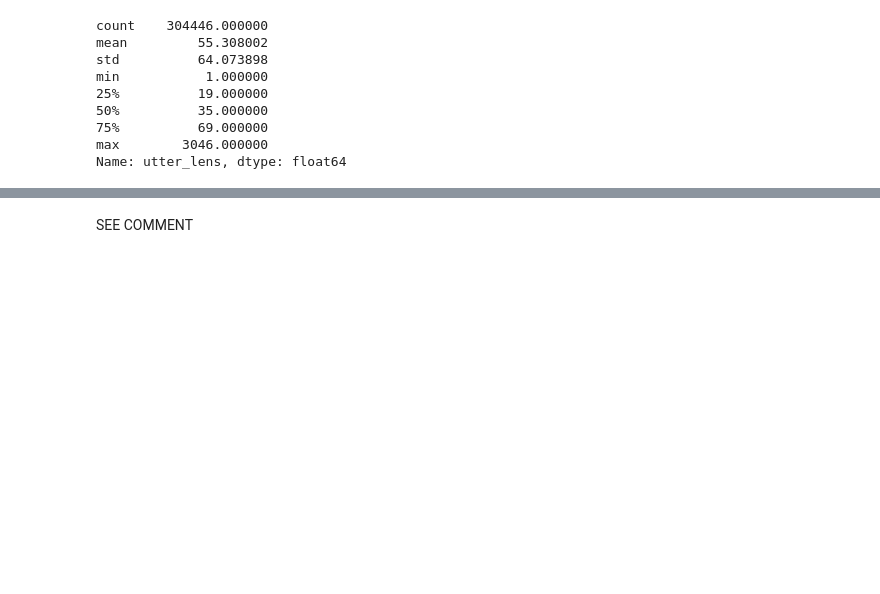
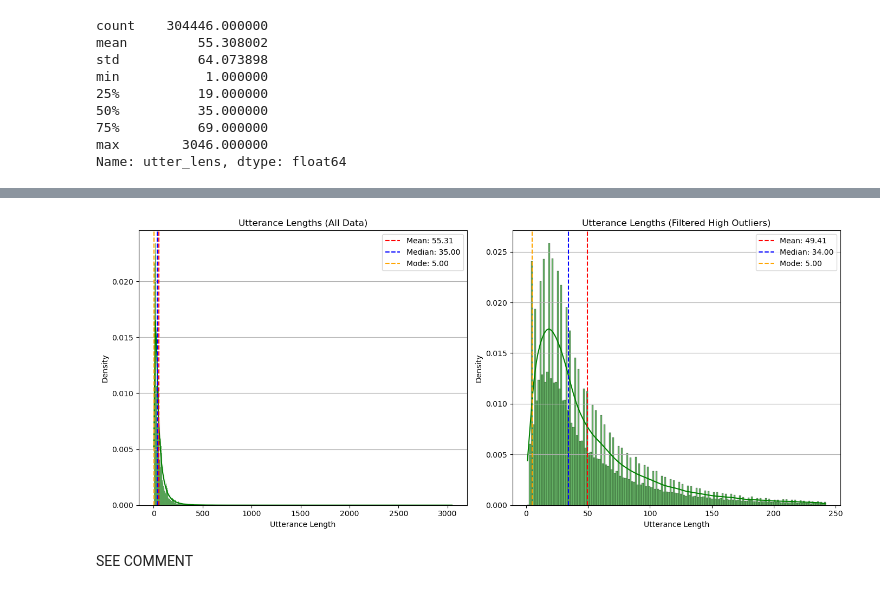
Before and after one commit to LucEnden/stat, a Jupyter notebook: research.ipynb, the cells around one changed output, grey strips where cells are left out. Drawn from its saved outputs; the diff is of its cells as text; code cells hidden in the pictures; blank space fills up the shorter version.

```diff
--- a/research.ipynb
+++ b/research.ipynb
@@ -290,3 +337,57 @@ plt.show()
+# %%
+import numpy as np
+import matplotlib.pyplot as plt
+import seaborn as sns
+from scipy import stats
+
+# Create a figure with subplots
+fig, axs = plt.subplots(1, 2, figsize=(14, 6))
+
+# Calculate mean, median, and mode for all data
+mean_all = np.mean(corpus_df["utter_lens"])
+median_all = np.median(corpus_df["utter_lens"])
+mode_all = stats.mode(corpus_df["utter_lens"], axis=None, keepdims=False).mode
+
+# First subplot: histogram for all data
+sns.histplot(corpus_df["utter_lens"], kde=True, ax=axs[0], color='g', stat='density', alpha=0.6)
+axs[0].axvline(mean_all, color='r', linestyle='--', label=f'Mean: {mean_all:.2f}')
+axs[0].axvline(median_all, color='b', linestyle='--', label=f'Median: {median_all:.2f}')
+axs[0].axvline(mode_all, color='orange', linestyle='--', label=f'Mode: {mode_all:.2f}')
+axs[0].set_title('Utterance Lengths (All Data)')
+axs[0].set_xlabel('Utterance Length')
+axs[0].set_ylabel('Density')
+axs[0].legend()
+axs[0].grid(axis='y')
+
+# Filter out high outliers (above `Q3 + 1.5 * IQR`)
+Q3 = np.percentile(corpus_df["utter_lens"], 95)
+IQR = stats.iqr(corpus_df["utter_lens"])
+HIGH_OUTLIER_THRESHOLD = Q3 + 1.5 * IQR
+filtered_utter_lens = corpus_df["utter_lens"][corpus_df["utter_lens"] <= HIGH_OUTLIER_THRESHOLD].values
+
+# Calculate mean, median, and mode for filtered data
+mean_filtered = np.mean(filtered_utter_lens)
+median_filtered = np.median(filtered_utter_lens)
+mode_filtered = stats.mode(filtered_utter_lens).mode
+
+# Second subplot: histogram for filtered data
+sns.histplot(filtered_utter_lens, kde=True, ax=axs[1], color='g', stat='density', alpha=0.6)
+axs[1].axvline(mean_filtered, color='r', linestyle='--', label=f'Mean: {mean_filtered:.2f}')
+axs[1].axvline(median_filtered, color='b', linestyle='--', label=f'Median: {median_filtered:.2f}')
+axs[1].axvline(mode_filtered, color='orange', linestyle='--', label=f'Mode: {mode_filtered:.2f}')
+axs[1].set_title('Utterance Lengths (Filtered High Outliers)')
+axs[1].set_xlabel('Utterance Length')
+axs[1].set_ylabel('Density')
+axs[1].legend()
+axs[1].grid(axis='y')
+
+# Adjust layout
+plt.tight_layout()
+
+# Show the plots
+plt.show()
+# %% [output]
+[figure, added]
 # %% [markdown]
 SEE COMMENT
 <!-- TODO: write a short describtion stating that hypotheses 1 will be tested at this point, using appropriate methods
```
Also changed, not shown: parts of 26 cells of this notebook.
